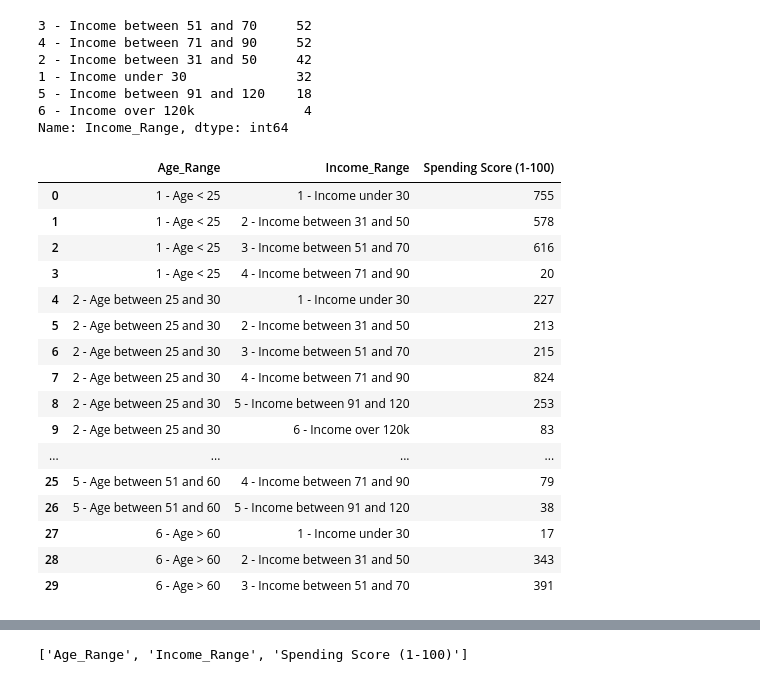
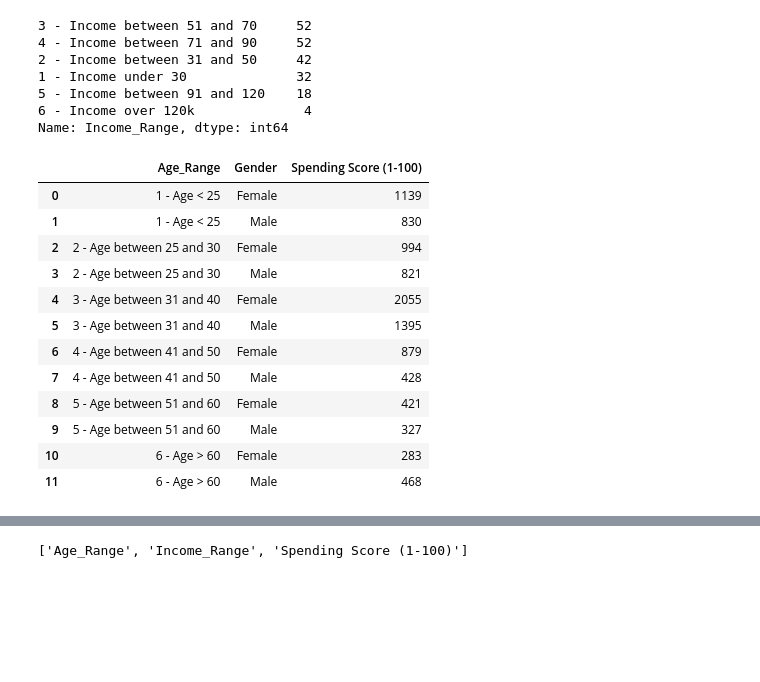
Before and after one commit to Saranyanv/test, a Jupyter notebook: 455_Assignment3.ipynb, the cells around one changed output, grey strips where cells are left out. Cells and saved outputs as stored; diff of their text form; code cells hidden in the pictures; blank space fills up the shorter version.

```diff
--- a/455_Assignment3.ipynb
+++ b/455_Assignment3.ipynb
@@ -102,26 +105,22 @@ Mall_Customers_Agg_Sorted = Mall_Customers_Agg.sort_values(by=['Age_Range', 'Inc
 # %%
 Mall_Customers_Agg_Age = Mall_Customers.groupby(['Age_Range'])['Spending Score (1-100)'].agg('sum').reset_index()
 Mall_Customers_Agg_Age_Sorted = Mall_Customers_Agg_Age.sort_values(by=['Age_Range'])
-# %%
-Mall_Customers_Agg
-# %% [output]
-|  | Age_Range | Income_Range | Spending Score (1-100) |
-| 0 | 1 - Age < 25 | 1 - Income under 30 | 755 |
-| 1 | 1 - Age < 25 | 2 - Income between 31 and 50 | 578 |
-| 2 | 1 - Age < 25 | 3 - Income between 51 and 70 | 616 |
-| 3 | 1 - Age < 25 | 4 - Income between 71 and 90 | 20 |
-| 4 | 2 - Age between 25 and 30 | 1 - Income under 30 | 227 |
-| 5 | 2 - Age between 25 and 30 | 2 - Income between 31 and 50 | 213 |
-| 6 | 2 - Age between 25 and 30 | 3 - Income between 51 and 70 | 215 |
-| 7 | 2 - Age between 25 and 30 | 4 - Income between 71 and 90 | 824 |
-| 8 | 2 - Age between 25 and 30 | 5 - Income between 91 and 120 | 253 |
-| 9 | 2 - Age between 25 and 30 | 6 - Income over 120k | 83 |
-| ... | ... | ... | ... |
-| 25 | 5 - Age between 51 and 60 | 4 - Income between 71 and 90 | 79 |
-| 26 | 5 - Age between 51 and 60 | 5 - Income between 91 and 120 | 38 |
-| 27 | 6 - Age > 60 | 1 - Income under 30 | 17 |
-| 28 | 6 - Age > 60 | 2 - Income between 31 and 50 | 343 |
-| 29 | 6 - Age > 60 | 3 - Income between 51 and 70 | 391 |
+# %%
+Mall_Customers_Agg_Age_Gender_Sorted
+# %% [output]
+|  | Age_Range | Gender | Spending Score (1-100) |
+| 0 | 1 - Age < 25 | Female | 1139 |
+| 1 | 1 - Age < 25 | Male | 830 |
+| 2 | 2 - Age between 25 and 30 | Female | 994 |
+| 3 | 2 - Age between 25 and 30 | Male | 821 |
+| 4 | 3 - Age between 31 and 40 | Female | 2055 |
+| 5 | 3 - Age between 31 and 40 | Male | 1395 |
+| 6 | 4 - Age between 41 and 50 | Female | 879 |
+| 7 | 4 - Age between 41 and 50 | Male | 428 |
+| 8 | 5 - Age between 51 and 60 | Female | 421 |
+| 9 | 5 - Age between 51 and 60 | Male | 327 |
+| 10 | 6 - Age > 60 | Female | 283 |
+| 11 | 6 - Age > 60 | Male | 468 |
 # %%
 group_names=['<25 Yrs \n (19.6%)', '25-30 Yrs \n (18.1%)', '31-40 Yrs \n (34.4%)', '41-50 Yrs \n (13%)', '51-60 Yrs \n (7.5%)', '>60 Yrs \n (7.5%)']
 group_size=list(Mall_Customers_Agg_Age_Sorted['Spending Score (1-100)'])
```
Also changed, not shown: parts of 3 cells of this notebook.
